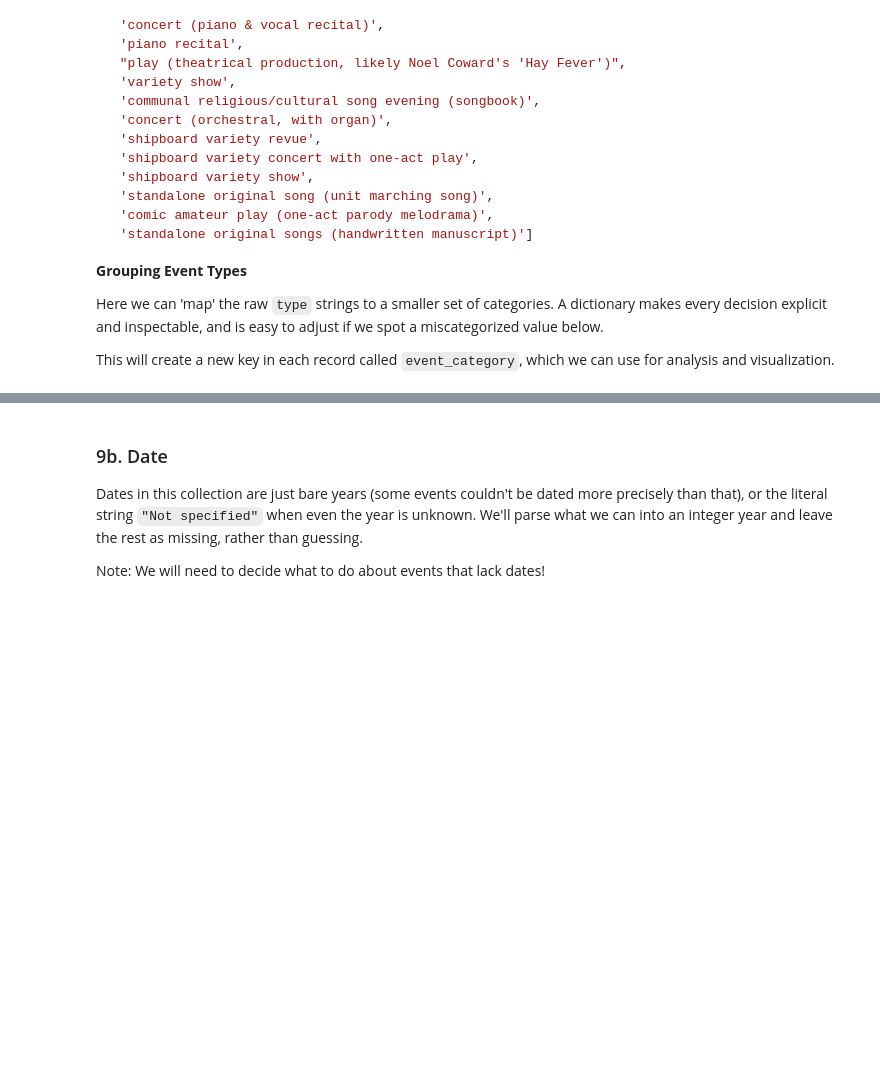
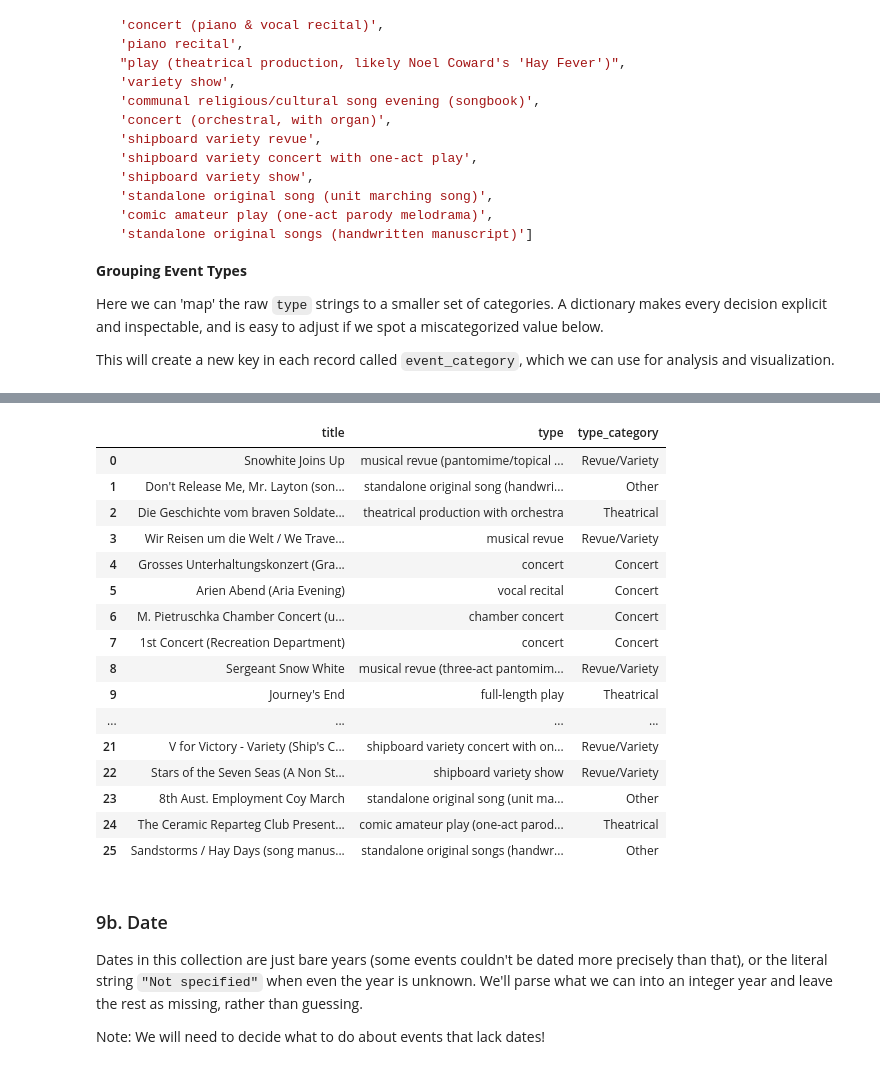
Before and after one commit to RichardFreedman/Summer2026, a Jupyter notebook: Melbourne_Jewish_Museum_Concert_Archive-main/Archive_JSON_Workshop.ipynb, the cells around one changed output, grey strips where cells are left out. Cells and saved outputs as stored; diff of their text form; code cells hidden in the pictures; blank space fills up the shorter version.

```diff
--- a/Melbourne_Jewish_Museum_Concert_Archive-main/Archive_JSON_Workshop.ipynb
+++ b/Melbourne_Jewish_Museum_Concert_Archive-main/Archive_JSON_Workshop.ipynb
@@ -427,6 +427,26 @@ concert_df_brief.head()
 | 2 | Die Geschichte vom braven Soldate... | theatrical production with orchestra | 1941 | None | Tatura Internment Camp, Victoria,... | [Rolf Stein, Josef Almas, Emil Wi... | NaN | ... |
 | 3 | Wir Reisen um die Welt / We Trave... | musical revue | 1941 | None | Tatura Internment Camp, Victoria,... | [Robert Mass, Ernst Mass, H. W. K... | NaN | ... |
 | 4 | Grosses Unterhaltungskonzert (Gra... | concert | 1942 | Camp concert hall (venue name not... | Tatura Internment Camp, Victoria,... | [M. Pietruschka, J. Chlumecky, O.... | NaN | ... |
+# %%
+concert_df_brief[['title', 'type', 'type_category']]
+# %% [output]
+|  | title | type | type_category |
+| 0 | Snowhite Joins Up | musical revue (pantomime/topical ... | Revue/Variety |
+| 1 | Don't Release Me, Mr. Layton (son... | standalone original song (handwri... | Other |
+| 2 | Die Geschichte vom braven Soldate... | theatrical production with orchestra | Theatrical |
+| 3 | Wir Reisen um die Welt / We Trave... | musical revue | Revue/Variety |
+| 4 | Grosses Unterhaltungskonzert (Gra... | concert | Concert |
+| 5 | Arien Abend (Aria Evening) | vocal recital | Concert |
+| 6 | M. Pietruschka Chamber Concert (u... | chamber concert | Concert |
+| 7 | 1st Concert (Recreation Department) | concert | Concert |
+| 8 | Sergeant Snow White | musical revue (three-act pantomim... | Revue/Variety |
+| 9 | Journey's End | full-length play | Theatrical |
+| ... | ... | ... | ... |
+| 21 | V for Victory - Variety (Ship's C... | shipboard variety concert with on... | Revue/Variety |
+| 22 | Stars of the Seven Seas (A Non St... | shipboard variety show | Revue/Variety |
+| 23 | 8th Aust. Employment Coy March | standalone original song (unit ma... | Other |
+| 24 | The Ceramic Reparteg Club Present... | comic amateur play (one-act parod... | Theatrical |
+| 25 | Sandstorms / Hay Days (song manus... | standalone original songs (handwr... | Other |
 # %% [markdown]
 ### 9b.  Date
 
```
Also changed, not shown: parts of 6 cells of this notebook.
